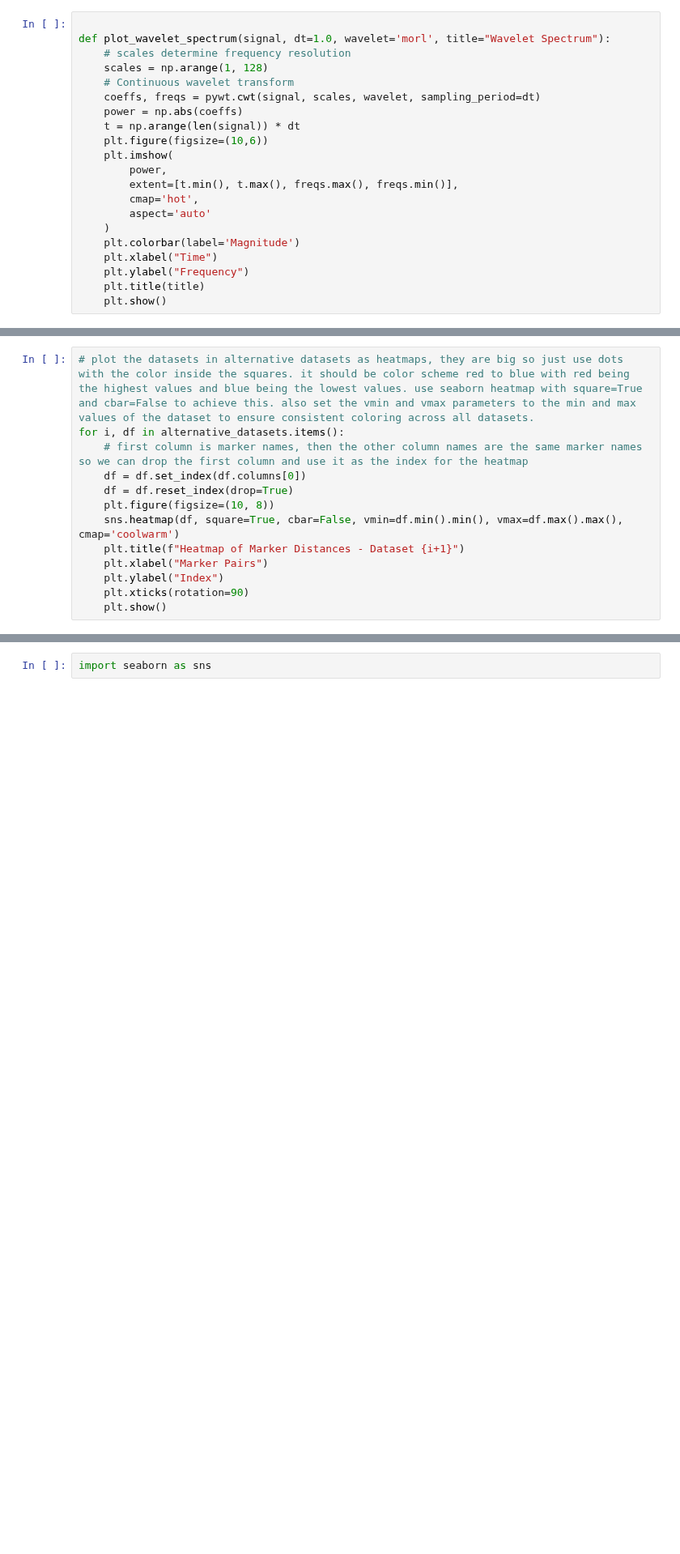
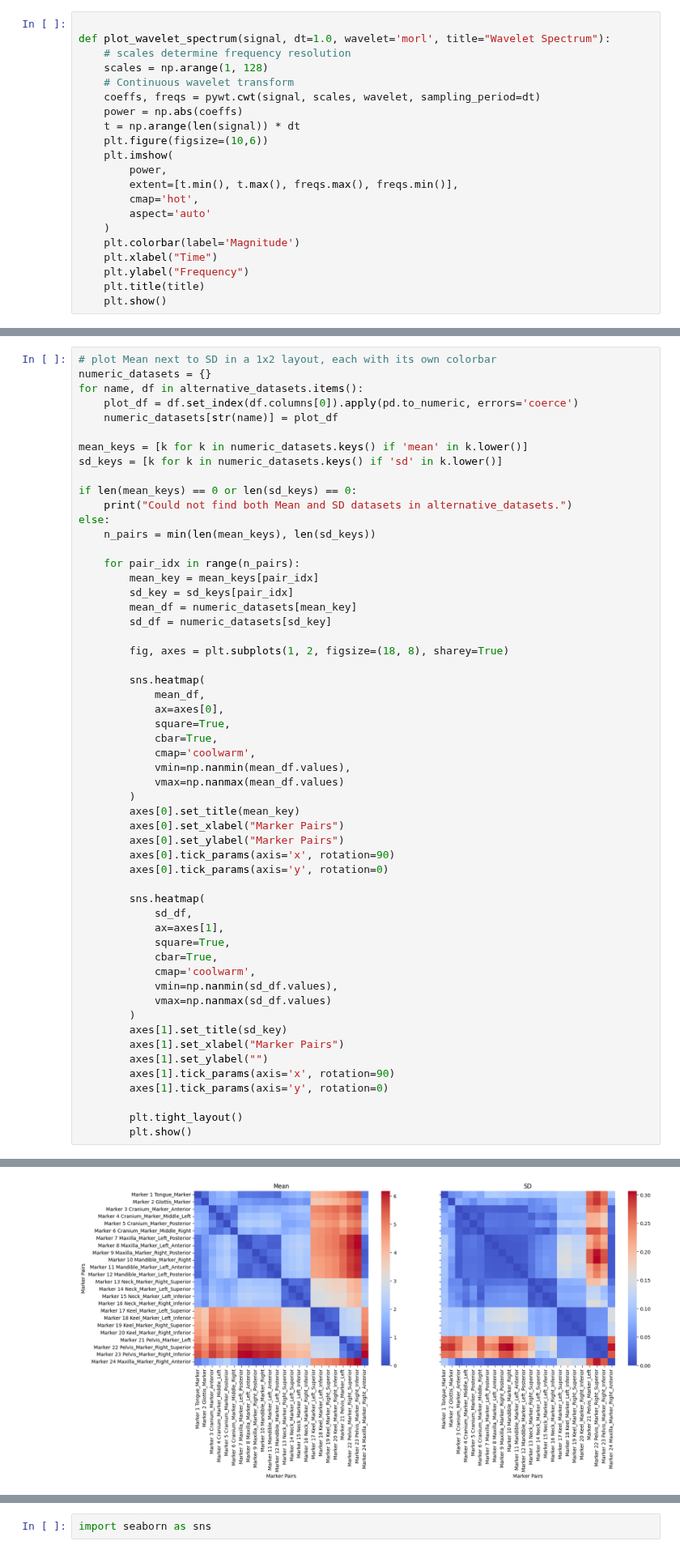
Before and after one commit to tcmarino8/BirdSongs-MNHN, a Jupyter notebook: Testing/Code-Testing/basic_distance_analysis.ipynb, the cells around one changed output, grey strips where cells are left out. Shown at 81% size. Cells and saved outputs as stored; diff of their text form; blank space fills up the shorter version.

Commit message:
adjusting marker distance heatmaps

```diff
--- a/Testing/Code-Testing/basic_distance_analysis.ipynb
+++ b/Testing/Code-Testing/basic_distance_analysis.ipynb
@@ -251,14 +268,56 @@ Processed marker dataframe 11 with shape (3, 4) and columns: ['Pelvis SD', 'Mark
 # %%
-# plot the datasets in alternative datasets as heatmaps, they are big so just use dots with the color inside the squares. it should be color scheme red to blue with red being the highest values and blue being the lowest values. use seaborn heatmap with square=True and cbar=False to achieve this. also set the vmin and vmax parameters to the min and max values of the dataset to ensure consistent coloring across all datasets.
-for i, df in alternative_datasets.items():
-    # first column is marker names, then the other column names are the same marker names so we can drop the first column and use it as the index for the heatmap
-    df = df.set_index(df.columns[0])
-    df = df.reset_index(drop=True)
-    plt.figure(figsize=(10, 8))
-    sns.heatmap(df, square=True, cbar=False, vmin=df.min().min(), vmax=df.max().max(), cmap='coolwarm')
-    plt.title(f"Heatmap of Marker Distances - Dataset {i+1}")
-    plt.xlabel("Marker Pairs")
-    plt.ylabel("Index")
-    plt.xticks(rotation=90)
-    plt.show()
+# plot Mean next to SD in a 1x2 layout, each with its own colorbar
+numeric_datasets = {}
+for name, df in alternative_datasets.items():
+    plot_df = df.set_index(df.columns[0]).apply(pd.to_numeric, errors='coerce')
+    numeric_datasets[str(name)] = plot_df
+
+mean_keys = [k for k in numeric_datasets.keys() if 'mean' in k.lower()]
+sd_keys = [k for k in numeric_datasets.keys() if 'sd' in k.lower()]
+
+if len(mean_keys) == 0 or len(sd_keys) == 0:
+    print("Could not find both Mean and SD datasets in alternative_datasets.")
+else:
+    n_pairs = min(len(mean_keys), len(sd_keys))
+
+    for pair_idx in range(n_pairs):
+        mean_key = mean_keys[pair_idx]
+        sd_key = sd_keys[pair_idx]
+        mean_df = numeric_datasets[mean_key]
+        sd_df = numeric_datasets[sd_key]
+
+        fig, axes = plt.subplots(1, 2, figsize=(18, 8), sharey=True)
+
+        sns.heatmap(
+            mean_df,
+            ax=axes[0],
+            square=True,
+            cbar=True,
+            cmap='coolwarm',
+            vmin=np.nanmin(mean_df.values),
+            vmax=np.nanmax(mean_df.values)
+        )
+        axes[0].set_title(mean_key)
+        axes[0].set_xlabel("Marker Pairs")
+        axes[0].set_ylabel("Marker Pairs")
+        axes[0].tick_params(axis='x', rotation=90)
+        axes[0].tick_params(axis='y', rotation=0)
+
+        sns.heatmap(
+            sd_df,
+            ax=axes[1],
+            square=True,
+            cbar=True,
+            cmap='coolwarm',
+            vmin=np.nanmin(sd_df.values),
+            vmax=np.nanmax(sd_df.values)
+        )
+        axes[1].set_title(sd_key)
+        axes[1].set_xlabel("Marker Pairs")
+        axes[1].set_ylabel("")
+        axes[1].tick_params(axis='x', rotation=90)
+        axes[1].tick_params(axis='y', rotation=0)
+
+        plt.tight_layout()
+        plt.show()
 # %% [output]
@@ -265,0 +324 @@ ValueError: could not convert string to float: 'Marker 1 Tongue_Marker'
+[figure, added]
```
Also changed, not shown: parts of 7 cells of this notebook.
